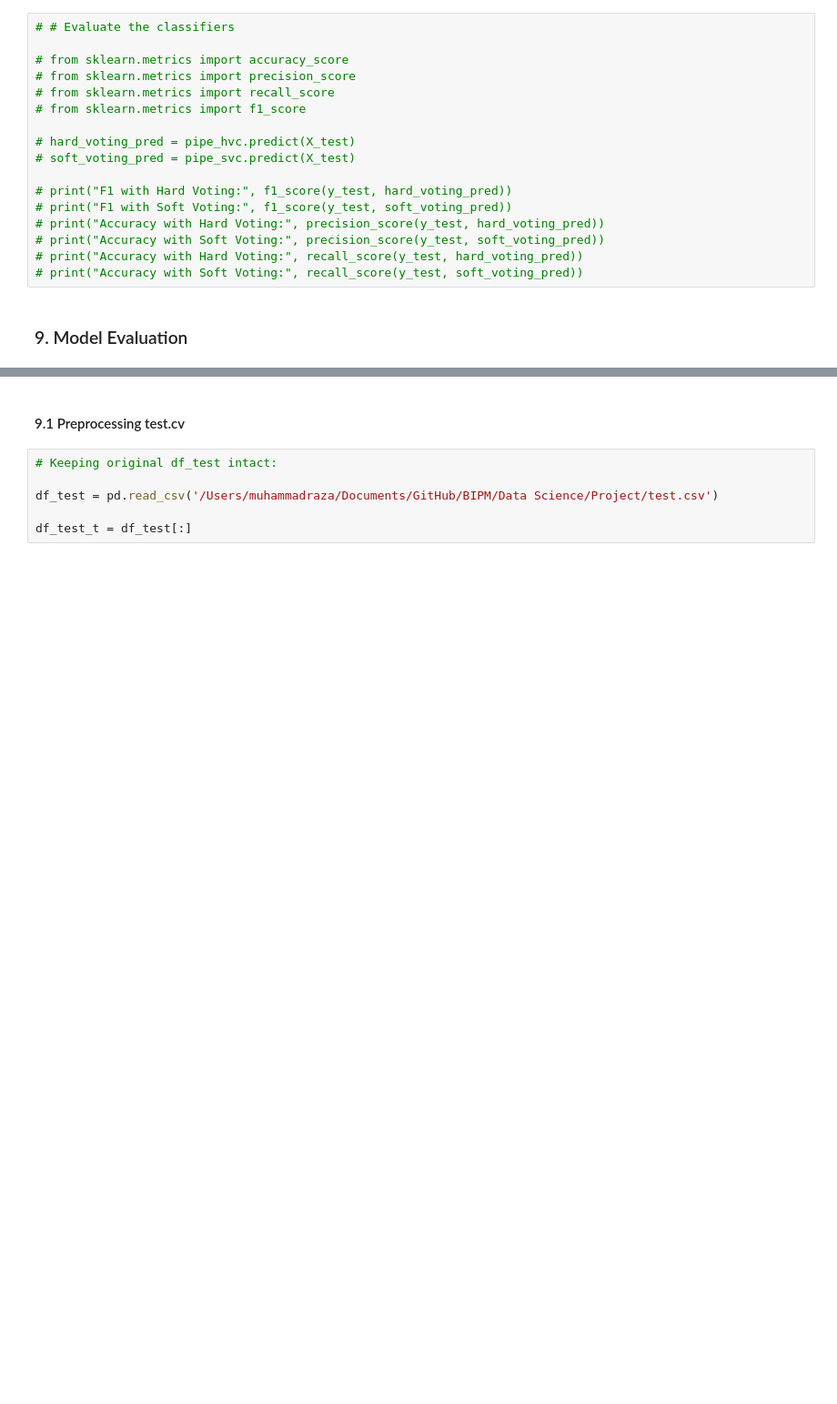
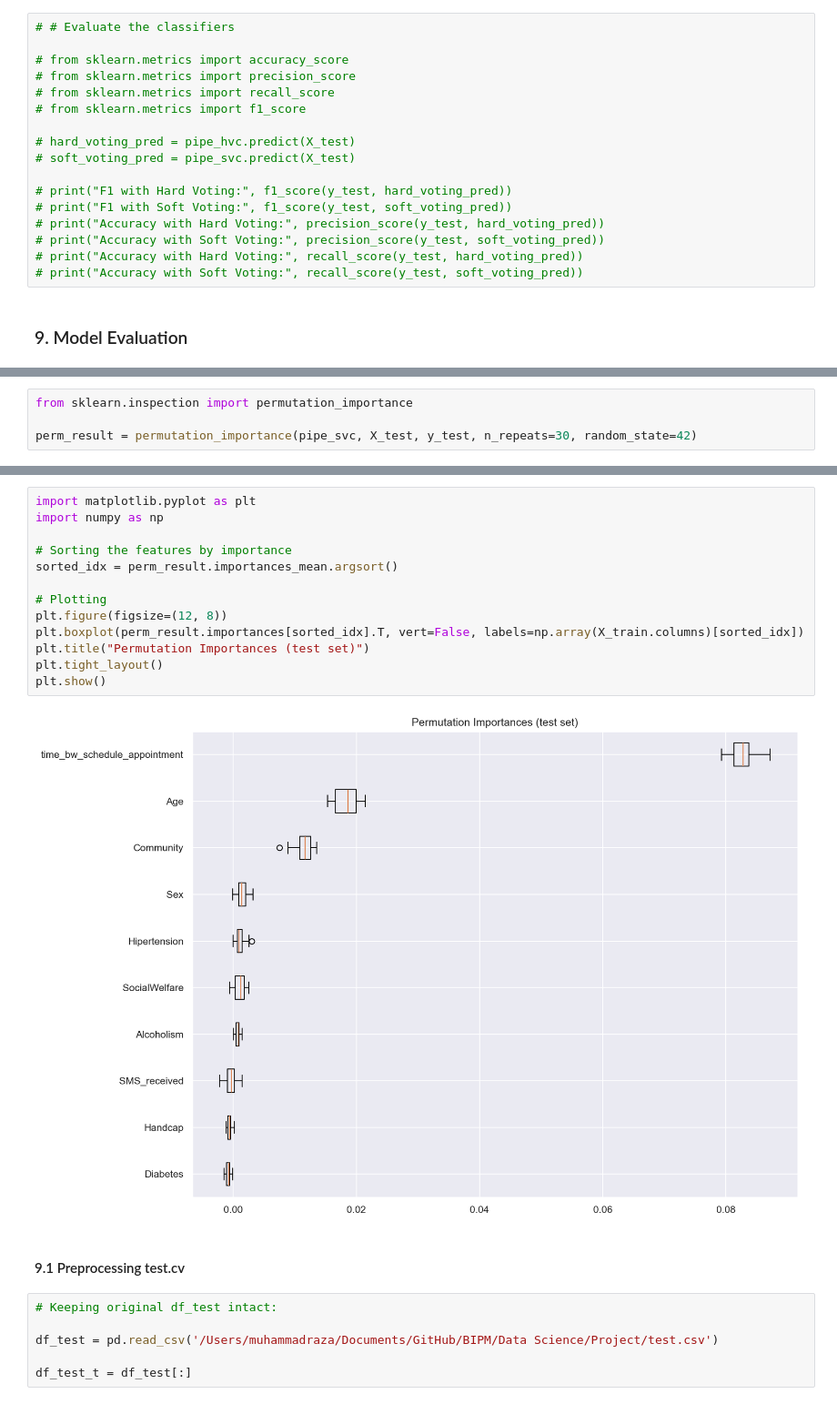
Before and after one commit to MRaza98/BIPM, a Jupyter notebook: Data Science/Project/group_copy_paste.ipynb, the cells around one changed output, grey strips where cells are left out. Shown at 91% size. Cells and saved outputs as stored; diff of their text form; blank space fills up the shorter version.

```diff
--- a/Data Science/Project/group_copy_paste.ipynb
+++ b/Data Science/Project/group_copy_paste.ipynb
@@ -981,0 +900,4 @@ Pipeline(steps=[('preprocessor',
+# %%
+from sklearn.inspection import permutation_importance
+
+perm_result = permutation_importance(pipe_svc, X_test, y_test, n_repeats=30, random_state=42)
@@ -982,3 +926,18 @@ Pipeline(steps=[('preprocessor',
+# %%
+import matplotlib.pyplot as plt
+import numpy as np
+
+# Sorting the features by importance
+sorted_idx = perm_result.importances_mean.argsort()
+
+# Plotting
+plt.figure(figsize=(12, 8))
+plt.boxplot(perm_result.importances[sorted_idx].T, vert=False, labels=np.array(X_train.columns)[sorted_idx])
+plt.title("Permutation Importances (test set)")
+plt.tight_layout()
+plt.show()
+# %% [output]
+[figure, added]
 # %% [markdown]
 #### 9.1 Preprocessing test.cv
 # %%
```
Also changed, not shown: parts of 34 cells of this notebook, 5 other files.
